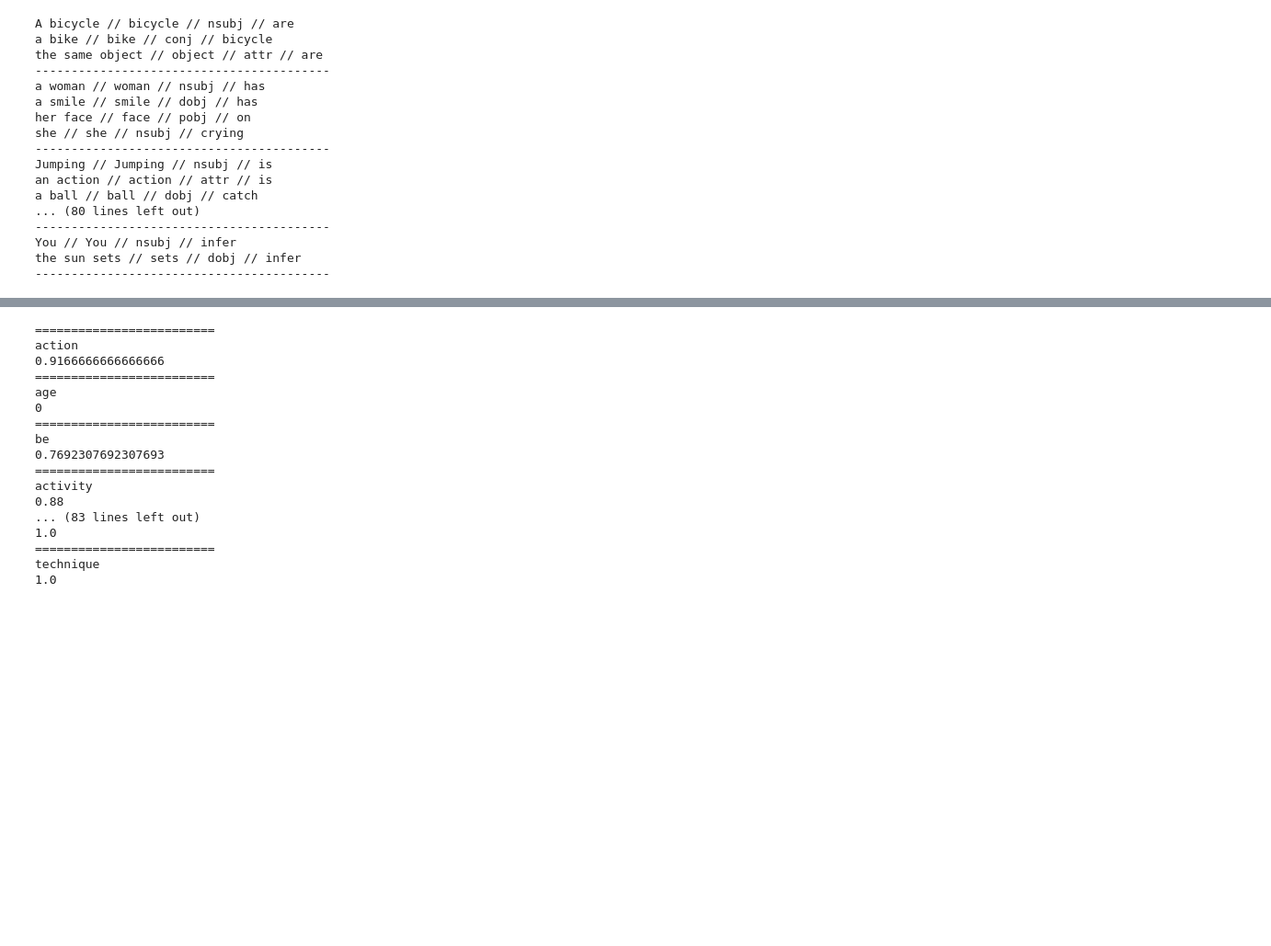
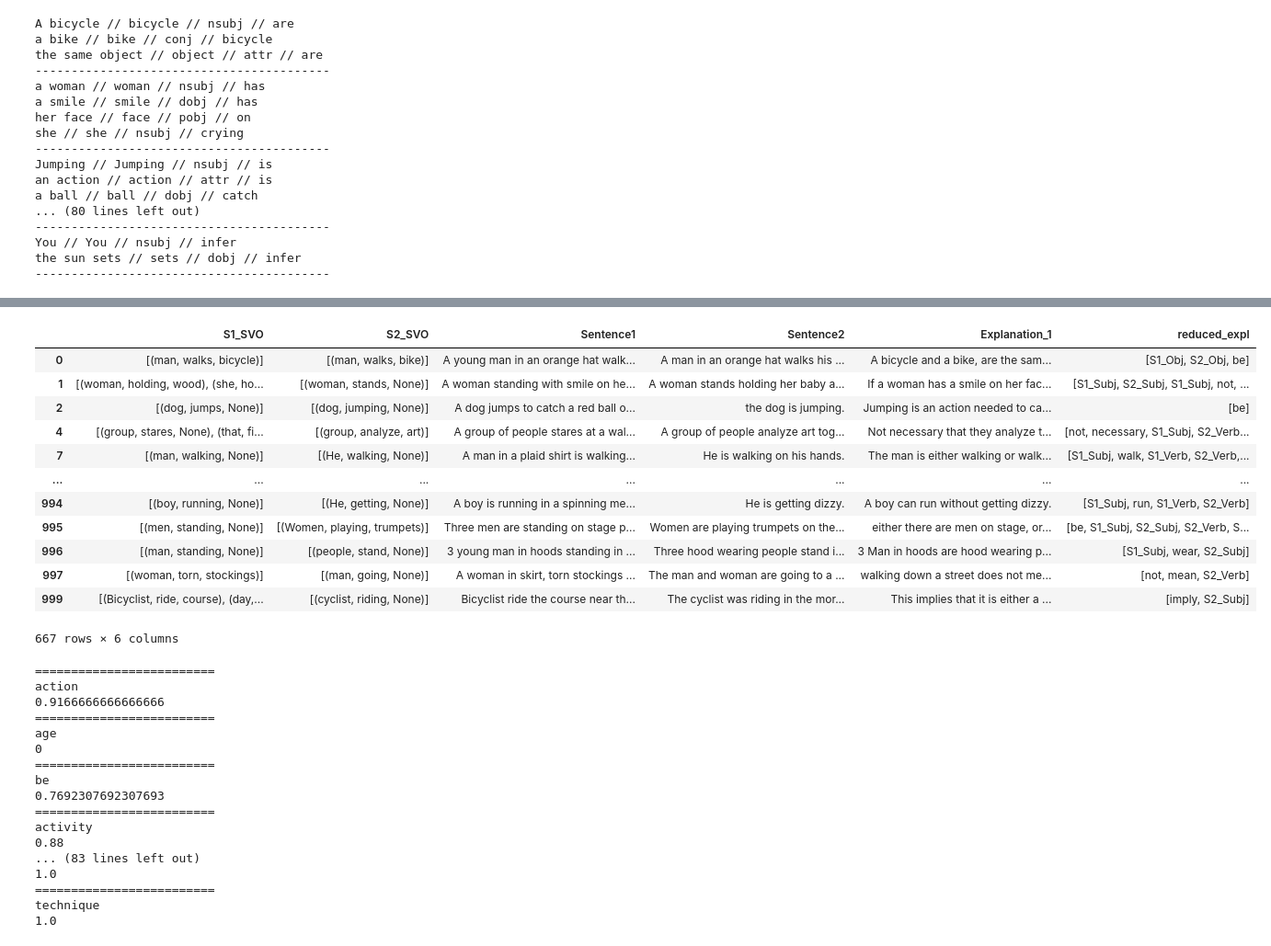
Before and after one commit to Marbr987/732A81-Text_Mining, a Jupyter notebook: notebooks/analyse_predictions.ipynb, the cells around one changed output, grey strips where cells are left out. Shown at 92% size. Saved outputs shown, nothing was run; the diff lists cells and outputs as text; code cells hidden in the pictures; blank space fills up the shorter version.

```diff
--- a/notebooks/analyse_predictions.ipynb
+++ b/notebooks/analyse_predictions.ipynb
@@ -267,3 +175,0 @@ False
-# %%
-doc = nlp("Apple is looking at buying U.K. startup for $1 billion")
-doc[2].dep_
@@ -272 +178,4 @@ doc[2].dep_
+# %%
+n = gpt_pred.shape[0]
+expls = [nlp(gpt_pred.Explanation_1.iloc[i]) for i in range(n)]
 # %%
@@ -411,0 +232,4 @@ Name: pred_explanation, Length: 241, dtype: object
+# %%
+for i in root_term_dict.keys():
+    doc = nlp(i)
+    print([doc[j] for j in range(len(doc))])
@@ -411,0 +254,32 @@ Name: pred_explanation, Length: 241, dtype: object
+# %%
+gpt_pred_svo['reduced_expl'] = None
+for root_term in root_term_dict.keys():
+    for i in root_term_dict[root_term]:
+        try:
+            temp = list()
+            doc = nlp(gpt_pred_svo.loc[i].Explanation_1)
+            for token in doc:
+                root_doc = nlp(root_term)
+                if token.lemma_ in [root_doc[j].lemma_ for j in range(len(root_doc))]:
+                    temp += [token.lemma_]
+                for SVO_structure in gpt_pred_svo.loc[i].S1_SVO:
+                    if token.lemma_ == SVO_structure[0].lemma_:
+                        temp += ["S1_Subj"]
+                    if not pd.isna(SVO_structure[1]):
+                        if token.lemma_ == SVO_structure[1].lemma_:
+                            temp += ["S1_Verb"]
+                    if not pd.isna(SVO_structure[2]):
+                        if token.lemma_ == SVO_structure[2].lemma_:
+                            temp += ["S1_Obj"]
+                for SVO_structure in gpt_pred_svo.loc[i].S2_SVO:
+                    if token.lemma_ == SVO_structure[0].lemma_:
+                        temp += ["S2_Subj"]
+                    if not pd.isna(SVO_structure[1]):
+                        if token.lemma_ == SVO_structure[1].lemma_:
+                            temp += ["S2_Verb"]
+                    if not pd.isna(SVO_structure[2]):
+                        if token.lemma_ == SVO_structure[2].lemma_:
+                            temp += ["S2_Obj"]
+            gpt_pred_svo['reduced_expl'].loc[i] = temp
+        except:
+            None
@@ -412,3 +296,19 @@ Name: pred_explanation, Length: 241, dtype: object
+# %%
+gpt_pred_svo[["S1_SVO", "S2_SVO", "Sentence1", "Sentence2", "Explanation_1", "reduced_expl"]]
+# %% [output]
+|  | S1_SVO | S2_SVO | Sentence1 | Sentence2 | Explanation_1 | reduced_expl |
+| 0 | [(man, walks, bicycle)] | [(man, walks, bike)] | A young man in an orange hat walk... | A man in an orange hat walks his ... | A bicycle and a bike, are the sam... | [S1_Obj, S2_Obj, be] |
+| 1 | [(woman, holding, wood), (she, ho... | [(woman, stands, None)] | A woman standing with smile on he... | A woman stands holding her baby a... | If a woman has a smile on her fac... | [S1_Subj, S2_Subj, S1_Subj, not, ... |
+| 2 | [(dog, jumps, None)] | [(dog, jumping, None)] | A dog jumps to catch a red ball o... | the dog is jumping. | Jumping is an action needed to ca... | [be] |
+| 4 | [(group, stares, None), (that, fi... | [(group, analyze, art)] | A group of people stares at a wal... | A group of people analyze art tog... | Not necessary that they analyze t... | [not, necessary, S1_Subj, S2_Verb... |
+| 7 | [(man, walking, None)] | [(He, walking, None)] | A man in a plaid shirt is walking... | He is walking on his hands. | The man is either walking or walk... | [S1_Subj, walk, S1_Verb, S2_Verb,... |
+| ... | ... | ... | ... | ... | ... | ... |
+| 994 | [(boy, running, None)] | [(He, getting, None)] | A boy is running in a spinning me... | He is getting dizzy. | A boy can run without getting dizzy. | [S1_Subj, run, S1_Verb, S2_Verb] |
+| 995 | [(men, standing, None)] | [(Women, playing, trumpets)] | Three men are standing on stage p... | Women are playing trumpets on the... | either there are men on stage, or... | [be, S1_Subj, S2_Subj, S2_Verb, S... |
+| 996 | [(man, standing, None)] | [(people, stand, None)] | 3 young man in hoods standing in ... | Three hood wearing people stand i... | 3 Man in hoods are hood wearing p... | [S1_Subj, wear, S2_Subj] |
+| 997 | [(woman, torn, stockings)] | [(man, going, None)] | A woman in skirt, torn stockings ... | The man and woman are going to a ... | walking down a street does not me... | [not, mean, S2_Verb] |
+| 999 | [(Bicyclist, ride, course), (day,... | [(cyclist, riding, None)] | Bicyclist ride the course near th... | The cyclist was riding in the mor... | This implies that it is either a ... | [imply, S2_Subj] |
+667 rows × 6 columns
 # %%
 root_words = list()
 n = gpt_pred.shape[0]
```
Also changed, not shown: parts of 33 cells of this notebook.
